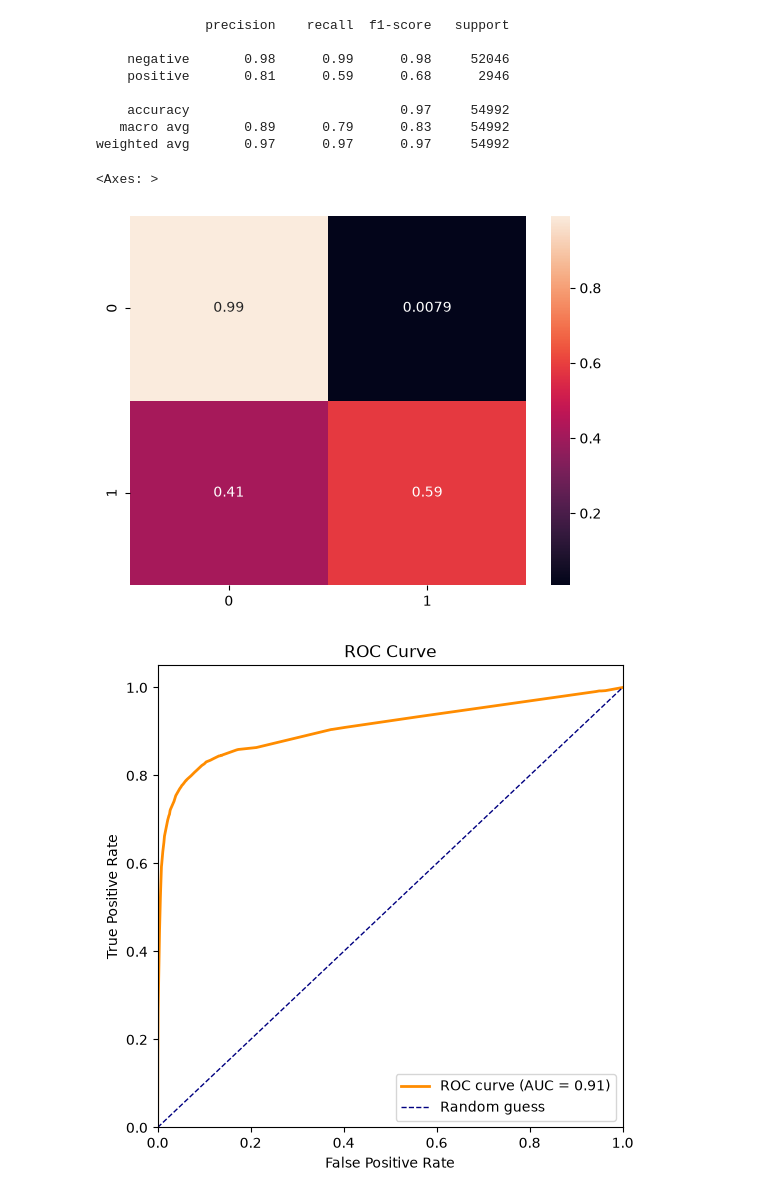
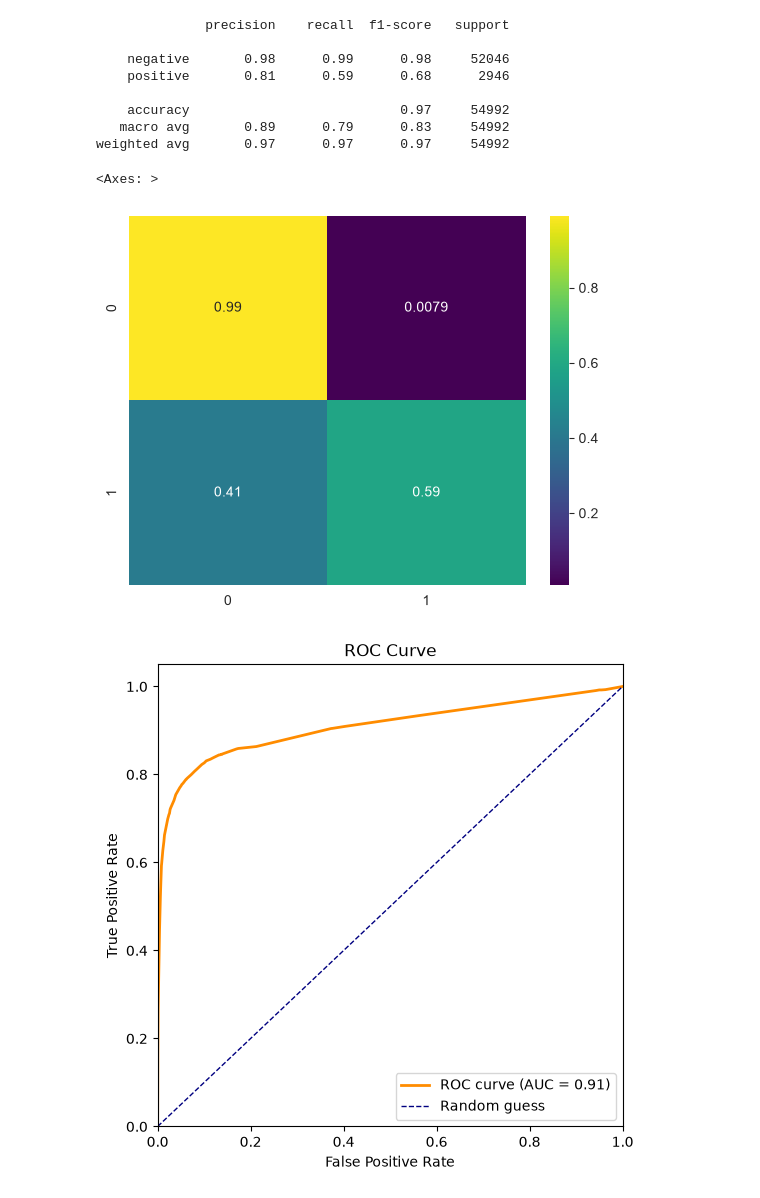
Before and after one commit to maxwhitemet/cambridge_spark_hackathon, a Jupyter notebook: catboost.ipynb, the cells around one changed output. Cells and saved outputs as stored; diff of their text form; code cells hidden in the pictures.

Commit message:
updated confusion matrix to have viridis colour scheme

```diff
--- a/catboost.ipynb
+++ b/catboost.ipynb
@@ -93,10 +93,10 @@ weighted avg       0.97      0.97      0.97     54992
 # %%
 import seaborn as sns
 cm = confusion_matrix(y_test, y_pred,normalize='true')
-sns.heatmap(cm, annot=True)
+sns.heatmap(cm, annot=True,cmap='viridis')
 # %% [output]
 <Axes: >
-[figure, old version]
+[figure, new version]
 # %%
 fpr, tpr, thresholds = roc_curve(y_test, y_prob[:,1], pos_label='positive')
 # %%
```
